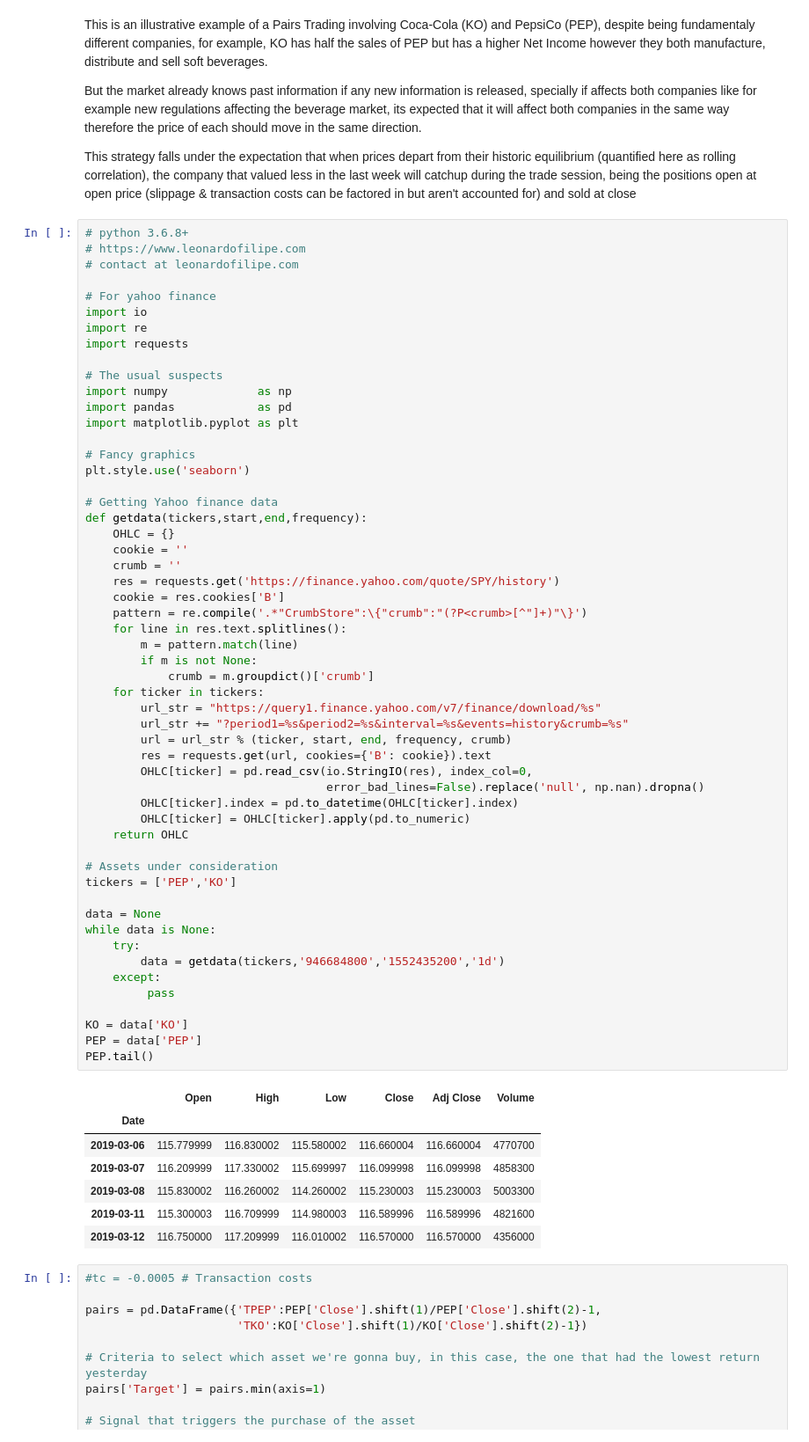
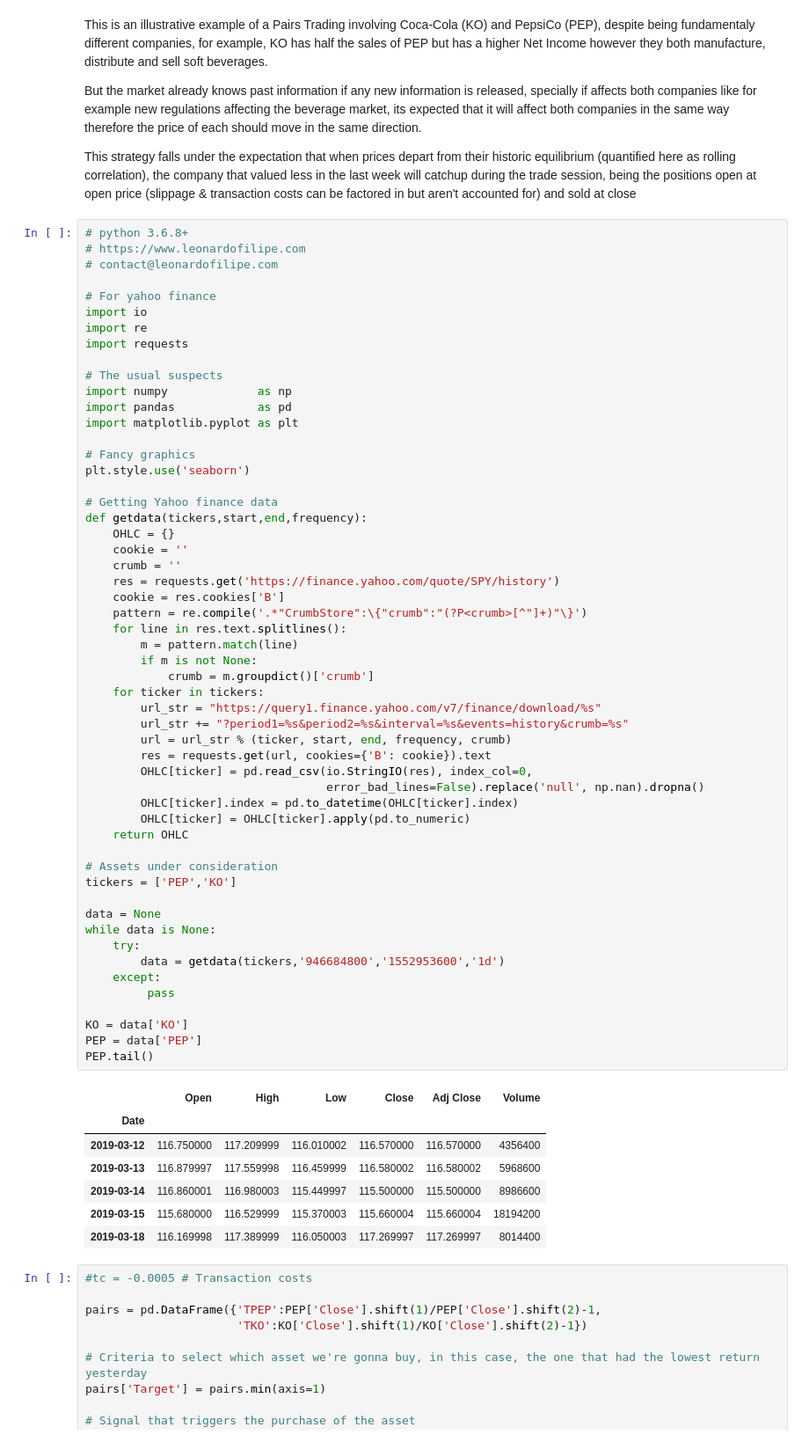
Before and after one commit to LongOnly/Quantitative-Notebooks, a Jupyter notebook: PairsTrading.ipynb, the cells around one changed output. Shown at 88% size. Saved outputs shown, nothing was run; the diff lists cells and outputs as text.

```diff
--- a/PairsTrading.ipynb
+++ b/PairsTrading.ipynb
@@ -7,7 +7,7 @@ This strategy falls under the expectation that when prices depart from their his
 # %%
 # python 3.6.8+
 # https://www.leonardofilipe.com
-# contact at leonardofilipe.com
+# contact@leonardofilipe.com
 
 # For yahoo finance
 import io
@@ -33,39 +33,39 @@ def getdata(tickers,start,end,frequency):
     for line in res.text.splitlines():
         m = pattern.match(line)
         if m is not None:
             crumb = m.groupdict()['crumb']
     for ticker in tickers:
         url_str = "https://query1.finance.yahoo.com/v7/finance/download/%s"
         url_str += "?period1=%s&period2=%s&interval=%s&events=history&crumb=%s"
         url = url_str % (ticker, start, end, frequency, crumb)
         res = requests.get(url, cookies={'B': cookie}).text
         OHLC[ticker] = pd.read_csv(io.StringIO(res), index_col=0,
                                    error_bad_lines=False).replace('null', np.nan).dropna()
         OHLC[ticker].index = pd.to_datetime(OHLC[ticker].index)
         OHLC[ticker] = OHLC[ticker].apply(pd.to_numeric)
     return OHLC
 
 # Assets under consideration
 tickers = ['PEP','KO']
 
 data = None
 while data is None:
     try:
-        data = getdata(tickers,'946684800','1552435200','1d')
+        data = getdata(tickers,'946684800','1552953600','1d')
     except:
          pass
 
 KO = data['KO']
 PEP = data['PEP']
 PEP.tail()
 # %% [output]
 |  | Open | High | Low | Close | Adj Close | Volume |
 | Date |  |  |  |  |  |  |
-| 2019-03-06 | 115.779999 | 116.830002 | 115.580002 | 116.660004 | 116.660004 | 4770700 |
-| 2019-03-07 | 116.209999 | 117.330002 | 115.699997 | 116.099998 | 116.099998 | 4858300 |
-| 2019-03-08 | 115.830002 | 116.260002 | 114.260002 | 115.230003 | 115.230003 | 5003300 |
-| 2019-03-11 | 115.300003 | 116.709999 | 114.980003 | 116.589996 | 116.589996 | 4821600 |
-| 2019-03-12 | 116.750000 | 117.209999 | 116.010002 | 116.570000 | 116.570000 | 4356000 |
+| 2019-03-12 | 116.750000 | 117.209999 | 116.010002 | 116.570000 | 116.570000 | 4356400 |
+| 2019-03-13 | 116.879997 | 117.559998 | 116.459999 | 116.580002 | 116.580002 | 5968600 |
+| 2019-03-14 | 116.860001 | 116.980003 | 115.449997 | 115.500000 | 115.500000 | 8986600 |
+| 2019-03-15 | 115.680000 | 116.529999 | 115.370003 | 115.660004 | 115.660004 | 18194200 |
+| 2019-03-18 | 116.169998 | 117.389999 | 116.050003 | 117.269997 | 117.269997 | 8014400 |
 # %%
 #tc = -0.0005 # Transaction costs
 
```
Also changed, not shown: parts of 2 cells of this notebook, 4 other files.
